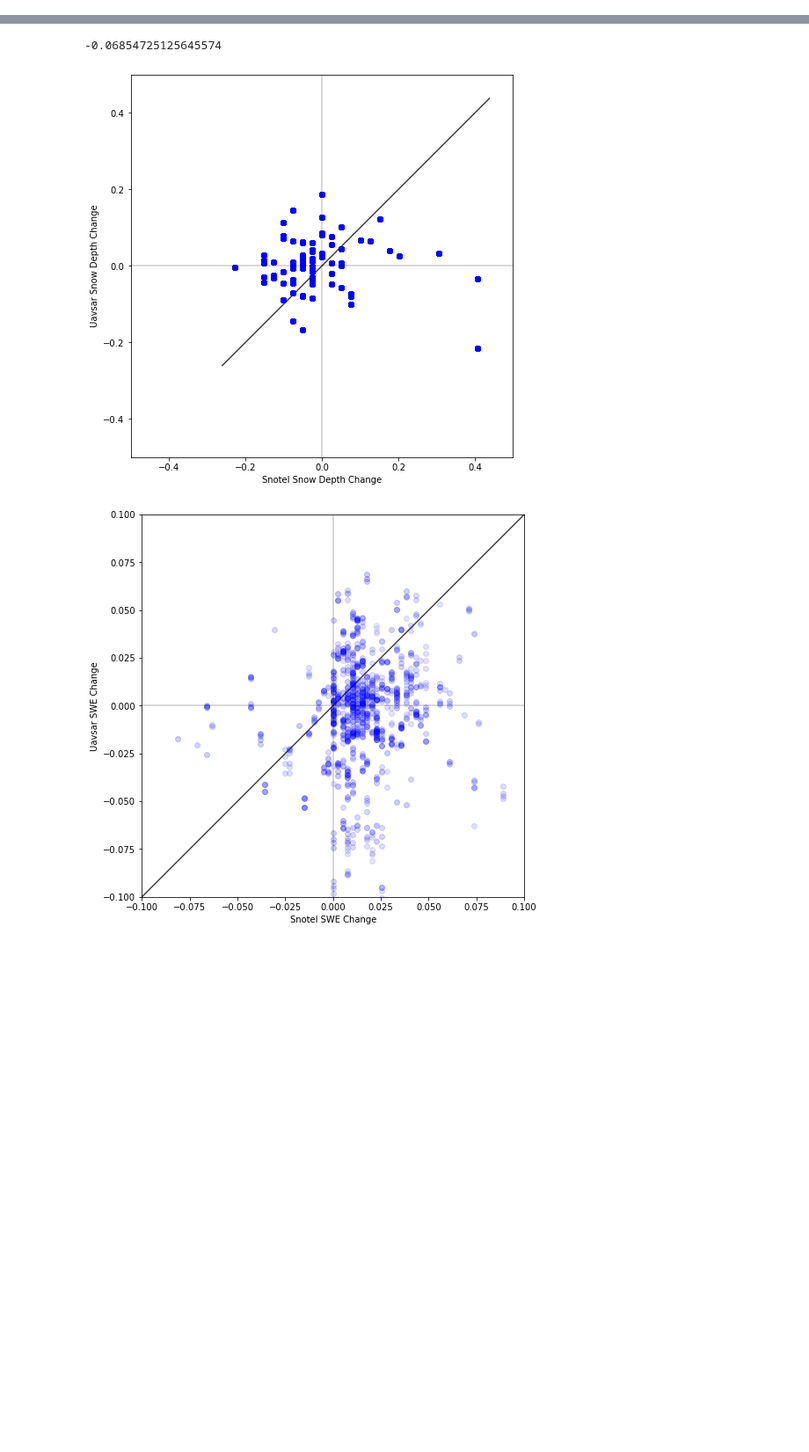
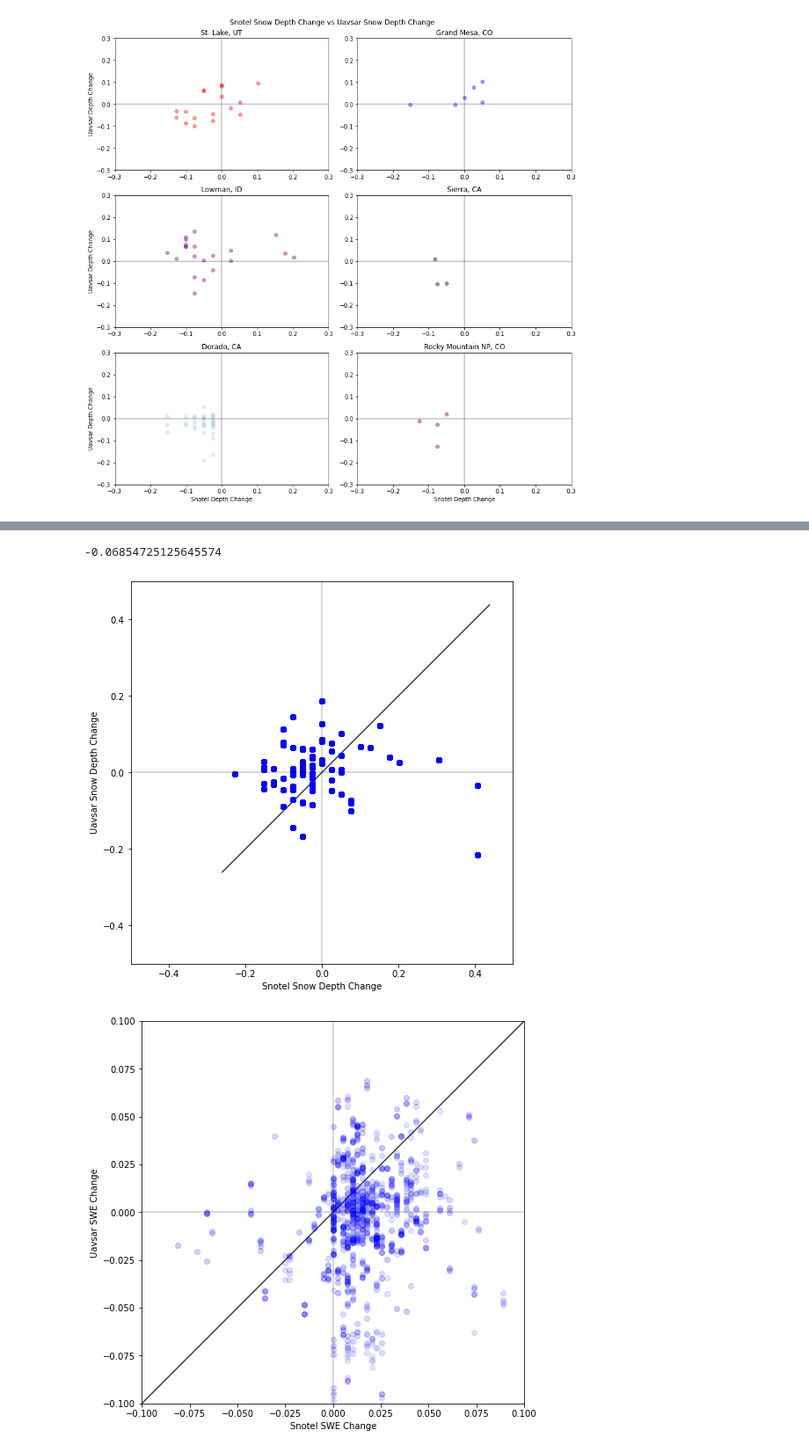
Before and after one commit to ZachHoppinen/uavsar, a Jupyter notebook: src/uavsar_snotel_sd/sd_comp_vis.ipynb, the cells around one changed output, grey strips where cells are left out. Shown at 88% size. Saved outputs shown, nothing was run; the diff lists cells and outputs as text; code cells hidden in the pictures; blank space fills up the shorter version.

```diff
--- a/src/uavsar_snotel_sd/sd_comp_vis.ipynb
+++ b/src/uavsar_snotel_sd/sd_comp_vis.ipynb
@@ -43,3 +19,68 @@ snow_off_vv.iloc[7]['cdec_result']['VOLCANIC KNOB']
+# %%
+# locs_plt = {'stlake':[0,0],'grmesa':[0,1],'rockmt':[1,0],'lowman':[1,1],'uticam':[2,0],'sierra':[2,1],'alamos':[3,0],'silver':[3,1],'fraser':[4,0],'dorado':[4,1],'irnton':[5,0]}
+locs_color = {'stlake':'red','grmesa':'blue','rockmt':'green','lowman':'purple','uticam':'grey','sierra':'black','alamos':'yellow','silver':'orange','fraser':'salmon','dorado':'lightblue','irnton':'darkred'}
+locs_plt = {'stlake':[0,0],'grmesa':[0,1],'lowman':[1,0],'sierra':[1,1],'dorado':[2,0],'irnton':[2,1]}
+locs_title = {'stlake':'St. Lake, UT','grmesa':'Grand Mesa, CO','lowman':'Lowman, ID','sierra':'Sierra, CA','dorado':'Dorado, CA','irnton':'Rocky Mountain NP, CO'}
+f, axes = plt.subplots(3,2, figsize = (12,12))
+for i,r in snow_off_vv.iterrows():
+        loc = r['name'].split('_')[0]
+        if loc in locs_plt.keys():
+            if r.snotel_result:
+                if r.h20_atmospheric_diff < 1:
+                    for stat in r.snotel_result:
+                        obs = r.snotel_result[stat]
+                        sds = obs['SNOTEL:SNWD_H']
+                        # temps = obs['SNOTEL:TOBS_H']
+                        swes = obs['SNOTEL:WTEQ_H']
+                        swe_delta = swes[-1] - swes[0]
+                        # if swe_delta > 0:
+                        sd_delta = sds[-1] - sds[0]
+                        phase = obs['phase'] - r['snow_off_phase']
+                        density = np.nanmean(swes) / np.nanmean(sds)
+                        sd_us = invert_sd(phase, obs['inc'], epsilon = epsilon_density(density))
+                        sd_us_mean = np.nanmean(sd_us)
+                        swe_us_mean = density * sd_us_mean
+
+                        cor_mean = np.nanmean(obs['cor'])
+                        axes[locs_plt[loc][0],locs_plt[loc][1]].scatter(sd_delta, sd_us_mean, alpha = 0.4, color = locs_color[loc])
+            if type(r.cdec_result) == dict:
+                if r.h20_atmospheric_diff < 1:
+                    for stat in r.cdec_result:
+                        obs = r.cdec_result[stat]
+                        if 'SNOWDEPTH' in obs.keys() and 'SWE' in obs.keys():
+                            sds = obs['SNOWDEPTH']
+                            # temps = obs['SNOTEL:TOBS_H']
+                            swes = obs['SWE']
+                            swe_delta = swes[-1] - swes[0]
+                            # if swe_delta > 0:
+                            sd_delta = sds[-1] - sds[0]
+                            phase = obs['phase'] - r['snow_off_phase']
+                            density = np.nanmean(swes) / np.nanmean(sds)
+                            sd_us = invert_sd(phase, obs['inc'], epsilon = epsilon_density(density))
+                            sd_us_mean = np.nanmean(sd_us)
+                            swe_us_mean = density * sd_us_mean
+
+                            cor_mean = np.nanmean(obs['cor'])
+                            axes[locs_plt[loc][0],locs_plt[loc][1]].scatter(sd_delta, sd_us_mean, alpha = 0.4, color = locs_color[loc])
+            axes[locs_plt[loc][0],locs_plt[loc][1]].set_title(locs_title[loc])
+
+for ax2 in axes:
+    for ax in ax2:
+        ax.axhline(0, color = 'black', alpha = 0.3)
+        ax.axvline(0, color = 'black', alpha = 0.3)
+        n = 0.3
+        ax.set_xlim(-n, n)
+        ax.set_ylim(-n, n)
+
+plt.suptitle('Snotel Snow Depth Change vs Uavsar Snow Depth Change')
+axes[2,0].set_xlabel('Snotel Depth Change')
+axes[2,1].set_xlabel('Snotel Depth Change')
+axes[0,0].set_ylabel('Uavsar Depth Change')
+axes[1,0].set_ylabel('Uavsar Depth Change')
+axes[2,0].set_ylabel('Uavsar Depth Change')
+plt.tight_layout()
+# %% [output]
+[figure, added]
 # %%
 f, ax = plt.subplots(figsize = (12,8))
 xs = []
```
Also changed, not shown: parts of 3 cells of this notebook, 7 other files.
